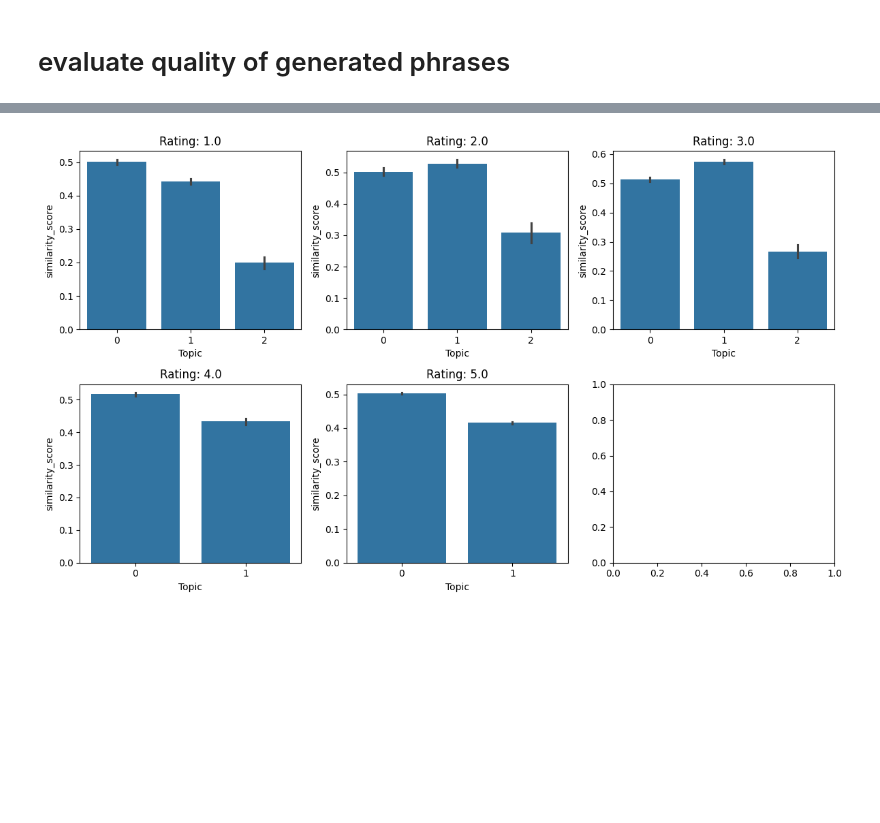
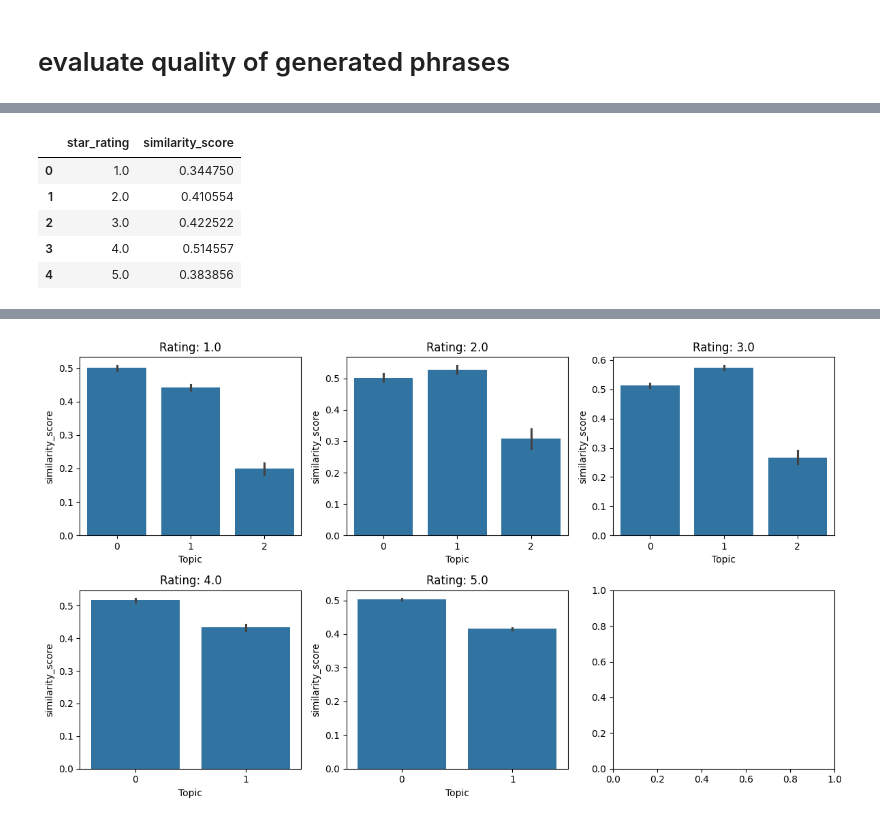
Before and after one commit to jluo3364/BTT-Clorox-Company, a Jupyter notebook: bertopic/bertopic_kmeans_lotion.ipynb, the cells around one changed output, grey strips where cells are left out. Cells and saved outputs as stored; diff of their text form; code cells hidden in the pictures; blank space fills up the shorter version.

```diff
--- a/bertopic/bertopic_kmeans_lotion.ipynb
+++ b/bertopic/bertopic_kmeans_lotion.ipynb
@@ -450,0 +502,11 @@ avg_scores
+# %%
+# average similarity scores for each rating
+avg_scores_per_rating = avg_scores.groupby('star_rating')['similarity_score'].mean().reset_index()
+avg_scores_per_rating
+# %% [output]
+|  | star_rating | similarity_score |
+| 0 | 1.0 | 0.344750 |
+| 1 | 2.0 | 0.410554 |
+| 2 | 3.0 | 0.422522 |
+| 3 | 4.0 | 0.514557 |
+| 4 | 5.0 | 0.383856 |
```
Also changed, not shown: parts of 18 cells of this notebook, 7 other files.
